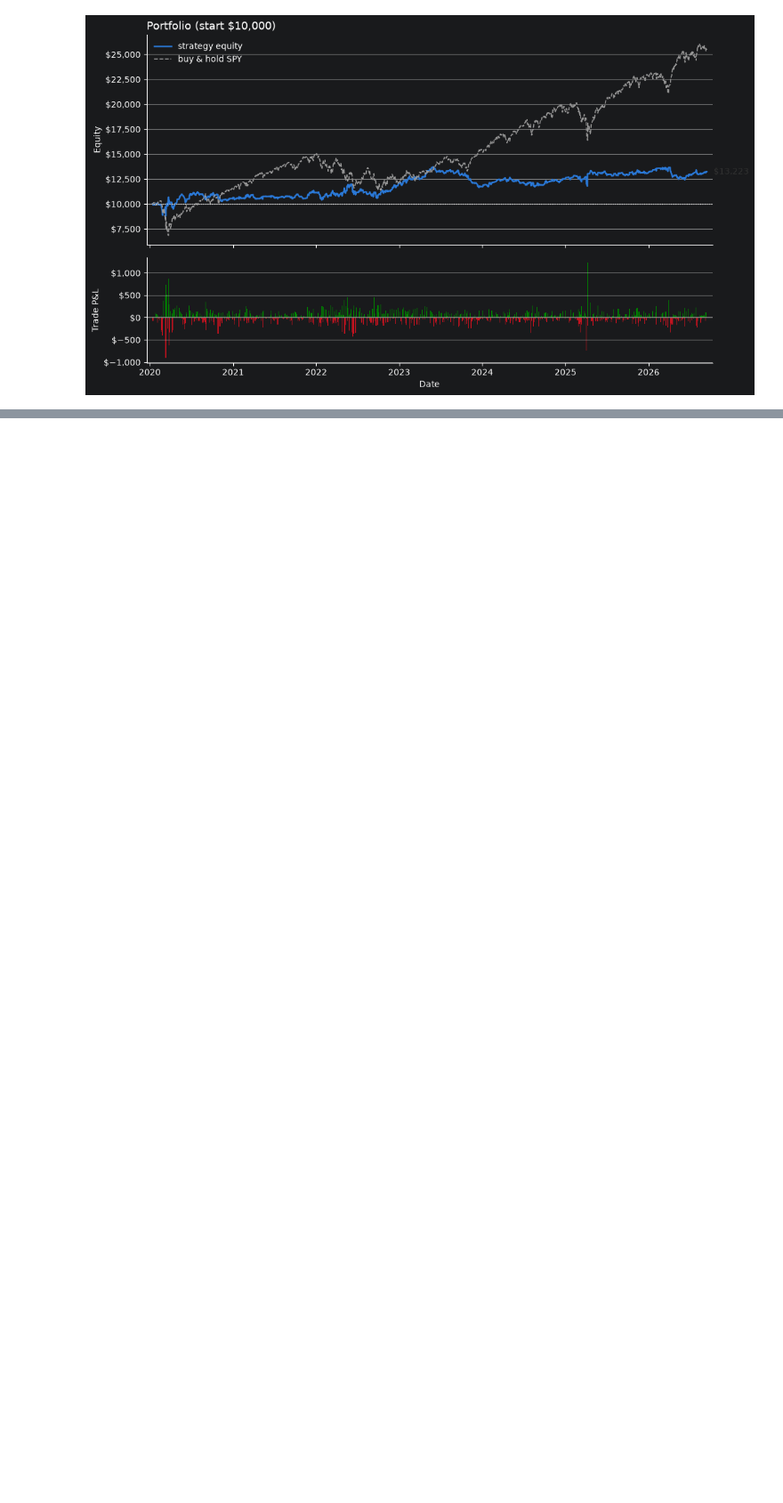
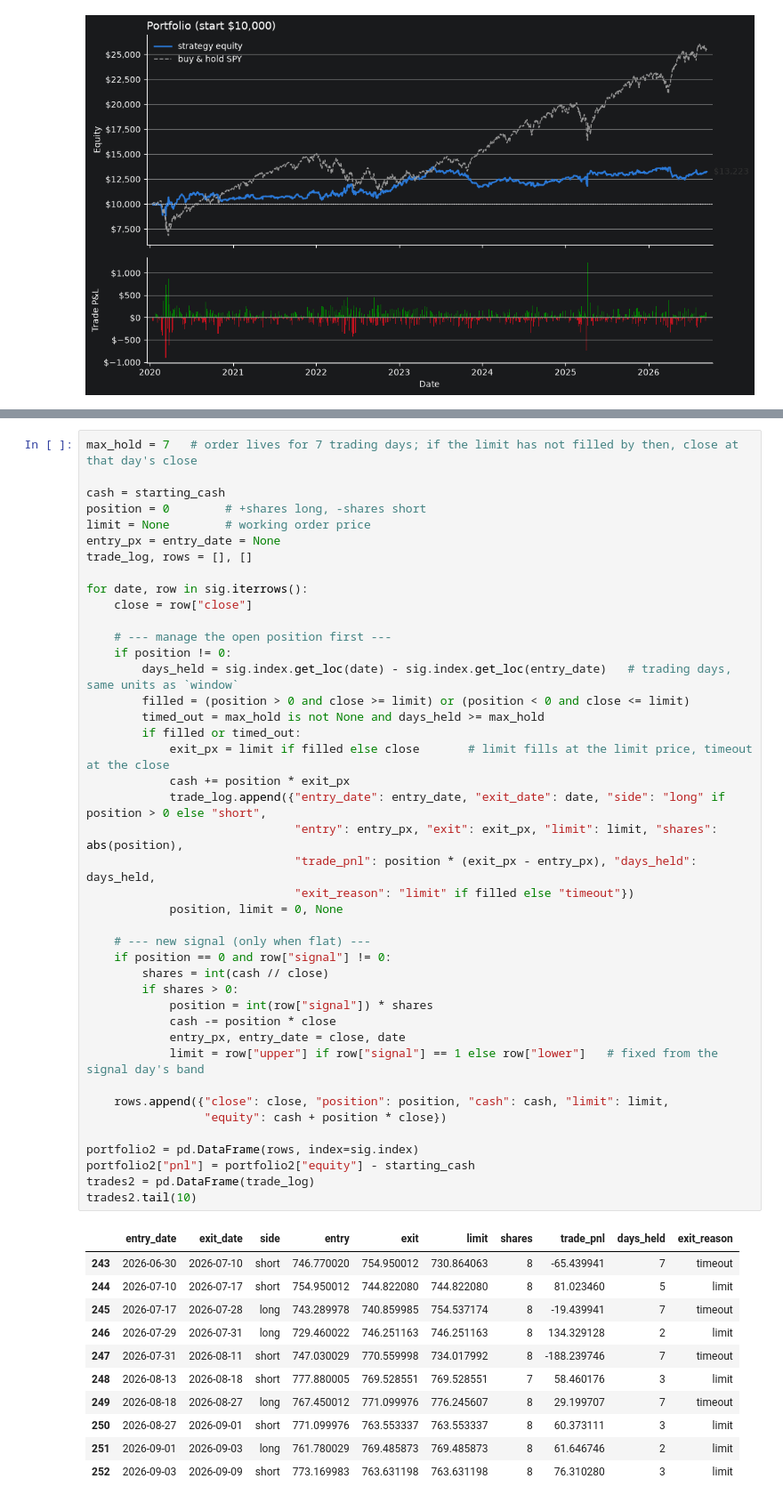
Before and after one commit to WumbleCat/quant-research, a Jupyter notebook: strats/market_making/sp_futures.ipynb, the cells around one changed output, grey strips where cells are left out. Shown at 89% size. Cells and saved outputs as stored; diff of their text form; blank space fills up the shorter version.

```diff
--- a/strats/market_making/sp_futures.ipynb
+++ b/strats/market_making/sp_futures.ipynb
@@ -177,0 +182,54 @@ plt.show()
+# %%
+max_hold = 7   # order lives for 7 trading days; if the limit has not filled by then, close at that day's close
+
+cash = starting_cash
+position = 0        # +shares long, -shares short
+limit = None        # working order price
+entry_px = entry_date = None
+trade_log, rows = [], []
+
+for date, row in sig.iterrows():
+    close = row["close"]
+
+    # --- manage the open position first ---
+    if position != 0:
+        days_held = sig.index.get_loc(date) - sig.index.get_loc(entry_date)   # trading days, same units as `window`
+        filled = (position > 0 and close >= limit) or (position < 0 and close <= limit)
+        timed_out = max_hold is not None and days_held >= max_hold
+        if filled or timed_out:
+            exit_px = limit if filled else close       # limit fills at the limit price, timeout at the close
+            cash += position * exit_px
+            trade_log.append({"entry_date": entry_date, "exit_date": date, "side": "long" if position > 0 else "short",
+                              "entry": entry_px, "exit": exit_px, "limit": limit, "shares": abs(position),
+                              "trade_pnl": position * (exit_px - entry_px), "days_held": days_held,
+                              "exit_reason": "limit" if filled else "timeout"})
+            position, limit = 0, None
+
+    # --- new signal (only when flat) ---
+    if position == 0 and row["signal"] != 0:
+        shares = int(cash // close)
+        if shares > 0:
+            position = int(row["signal"]) * shares
+            cash -= position * close
+            entry_px, entry_date = close, date
+            limit = row["upper"] if row["signal"] == 1 else row["lower"]   # fixed from the signal day's band
+
+    rows.append({"close": close, "position": position, "cash": cash, "limit": limit,
+                 "equity": cash + position * close})
+
+portfolio2 = pd.DataFrame(rows, index=sig.index)
+portfolio2["pnl"] = portfolio2["equity"] - starting_cash
+trades2 = pd.DataFrame(trade_log)
+trades2.tail(10)
+# %% [output]
+|  | entry_date | exit_date | side | entry | exit | limit | shares | trade_pnl | days_held | exit_reason |
+| 243 | 2026-06-30 | 2026-07-10 | short | 746.770020 | 754.950012 | 730.864063 | 8 | -65.439941 | 7 | timeout |
+| 244 | 2026-07-10 | 2026-07-17 | short | 754.950012 | 744.822080 | 744.822080 | 8 | 81.023460 | 5 | limit |
+| 245 | 2026-07-17 | 2026-07-28 | long | 743.289978 | 740.859985 | 754.537174 | 8 | -19.439941 | 7 | timeout |
+| 246 | 2026-07-29 | 2026-07-31 | long | 729.460022 | 746.251163 | 746.251163 | 8 | 134.329128 | 2 | limit |
+| 247 | 2026-07-31 | 2026-08-11 | short | 747.030029 | 770.559998 | 734.017992 | 8 | -188.239746 | 7 | timeout |
+| 248 | 2026-08-13 | 2026-08-18 | short | 777.880005 | 769.528551 | 769.528551 | 7 | 58.460176 | 3 | limit |
+| 249 | 2026-08-18 | 2026-08-27 | long | 767.450012 | 771.099976 | 776.245607 | 8 | 29.199707 | 7 | timeout |
+| 250 | 2026-08-27 | 2026-09-01 | short | 771.099976 | 763.553337 | 763.553337 | 8 | 60.373111 | 3 | limit |
+| 251 | 2026-09-01 | 2026-09-03 | long | 761.780029 | 769.485873 | 769.485873 | 8 | 61.646746 | 2 | limit |
+| 252 | 2026-09-03 | 2026-09-09 | short | 773.169983 | 763.631198 | 763.631198 | 8 | 76.310280 | 3 | limit |
```
Also changed, not shown: parts of 7 cells of this notebook.
